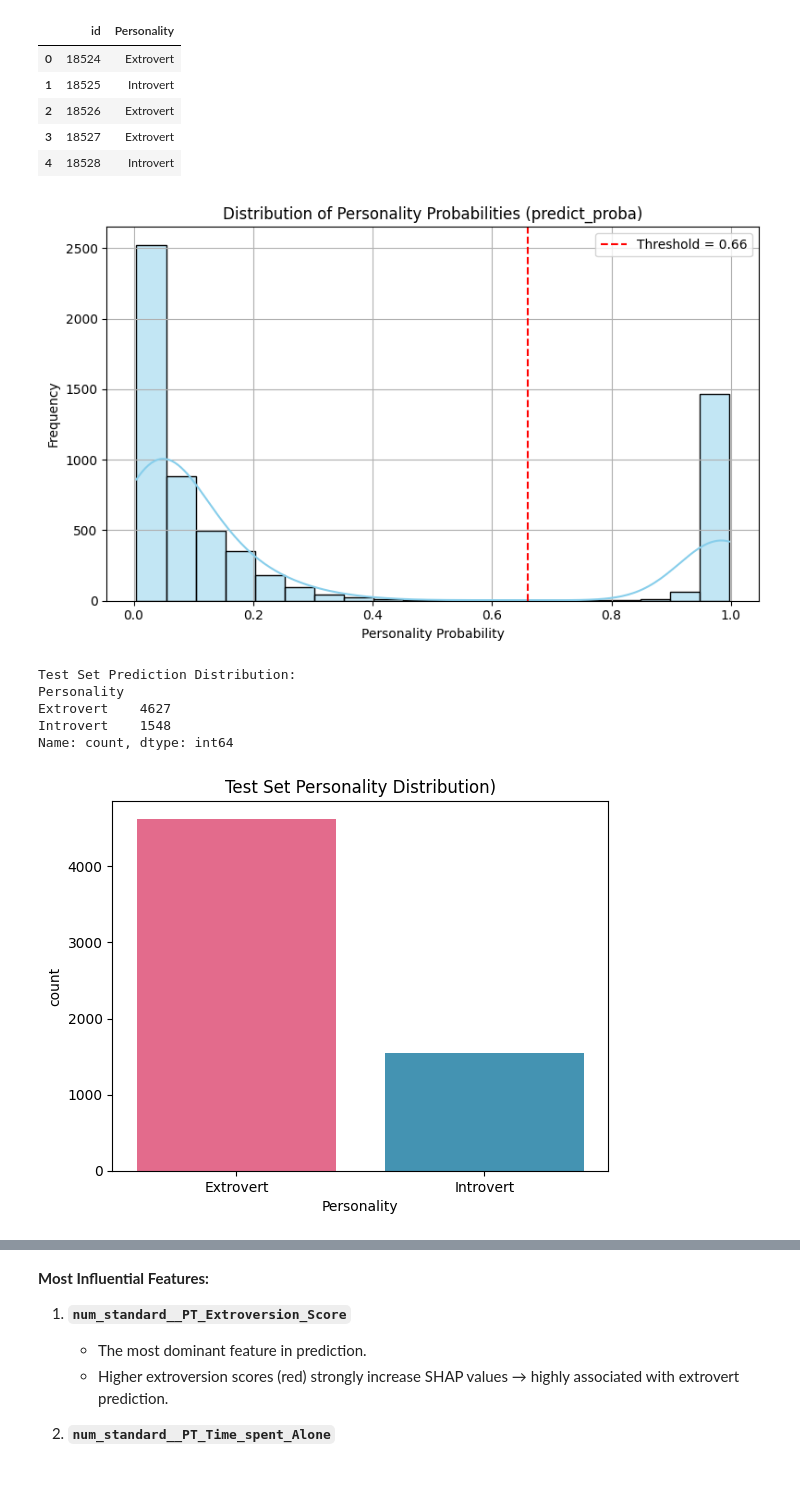
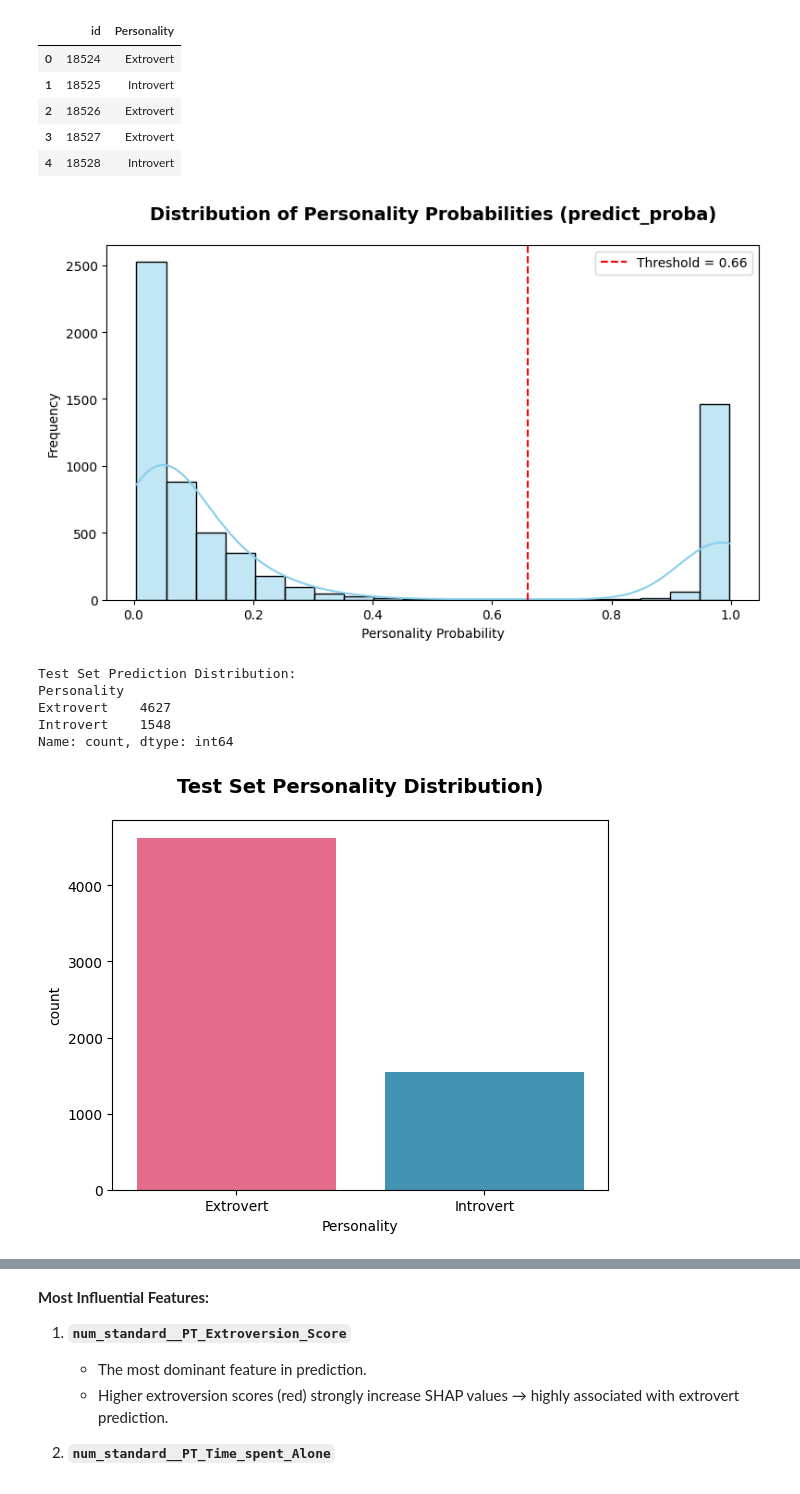
Before and after one commit to daominhthuan42/kaggle-portfolio, a Jupyter notebook: 08_INTROVERTS_AND_EXTROVERTS/introverts-and-extroverts-eda-ml.ipynb, the cells around one changed output, grey strips where cells are left out. Cells and saved outputs as stored; diff of their text form; code cells hidden in the pictures.

```diff
--- a/08_INTROVERTS_AND_EXTROVERTS/introverts-and-extroverts-eda-ml.ipynb
+++ b/08_INTROVERTS_AND_EXTROVERTS/introverts-and-extroverts-eda-ml.ipynb
@@ -1824,9 +1824,8 @@ def plot_numerical_distribution_by_Personality(feature, df_train = df_train, tar
     colors = [cmap(0.0), cmap(1.0)]
     sns.violinplot(x=target_feature, y=feature, data=df_train, hue=target_feature, palette=colors, ax=ax)
     ax.set_title(f"Violin plot of {feature} distribution by {target_feature}", pad=15, weight = "bold")
-    ax.set_xlabel(feature, labelpad=10)
-    ax.set_ylabel(target_feature, labelpad=10)
-    plt.grid(axis="y", color="gray", linestyle=":", alpha=0.7)
+    ax.set_xlabel(target_feature, labelpad=10)
+    ax.set_ylabel(feature, labelpad=10)
     sns.despine(left=False, bottom=False, ax=ax)
     plt.tight_layout()
     plt.show()
@@ -3366,28 +3365,27 @@ Submission file saved!
 plt.figure(figsize=(8, 5))
 sns.histplot(proba_test, bins=20, kde=True, color="skyblue")
 plt.axvline(x=best_thresh, color="red", linestyle="--", label=f"Threshold = {best_thresh:.2f}")
-plt.title("Distribution of Personality Probabilities (predict_proba)")
+plt.title("Distribution of Personality Probabilities (predict_proba)", fontsize=14, weight="bold", pad=20)
 plt.xlabel("Personality Probability")
 plt.ylabel("Frequency")
 plt.legend()
-plt.grid(True)
 plt.tight_layout()
 plt.show()
 # %% [output]
-[figure, old version]
+[figure, new version]
 # %%
 print("\nTest Set Prediction Distribution:")
 print(submission_df["Personality"].value_counts())
 sns.countplot(data=submission_df, x="Personality", palette=color(n_colors=2))
-plt.title(f"Test Set Personality Distribution)")
+plt.title(f"Test Set Personality Distribution)", fontsize=14, weight="bold", pad=20)
 plt.show()
 # %% [output]
 Test Set Prediction Distribution:
 Personality
 Extrovert    4627
 Introvert    1548
 Name: count, dtype: int64
-[figure, old version]
+[figure, new version]
 # %%
 shap_plot(model=voting_clf_soft, X_test=df_test_prepared[:100], list_feature=list_feature_prepared, type="bar")
 # %% [output]
```
Also changed, not shown: parts of 12 cells of this notebook, 15 other files.
